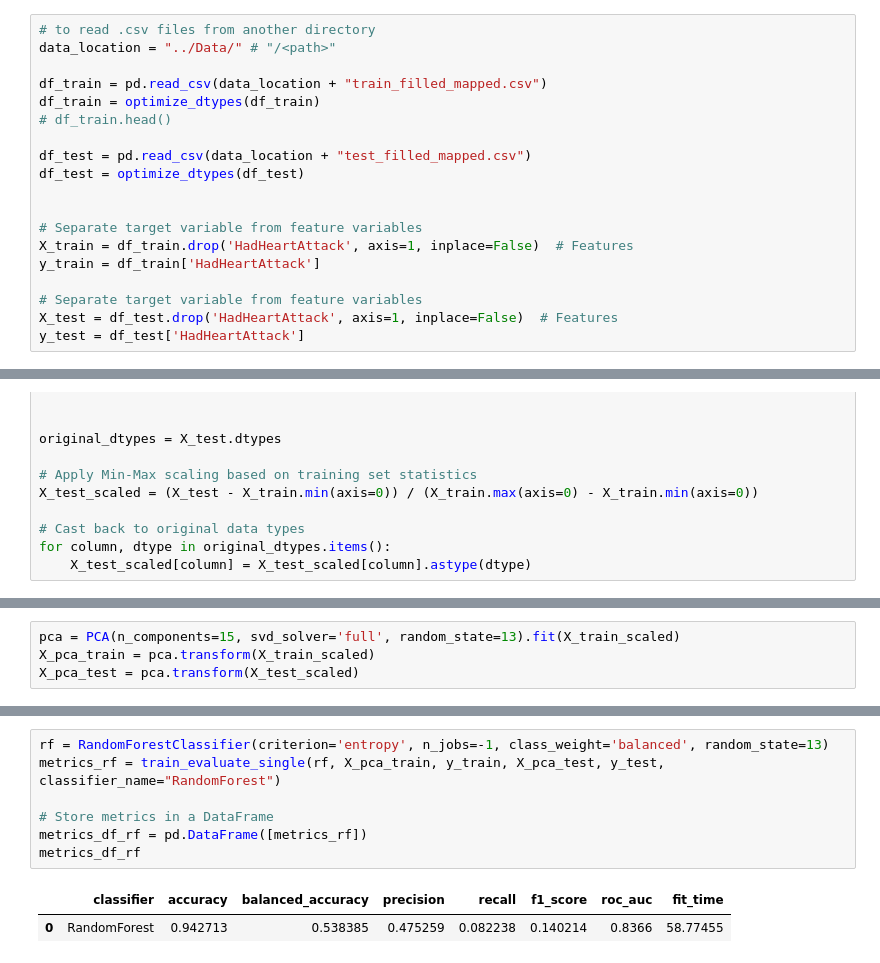
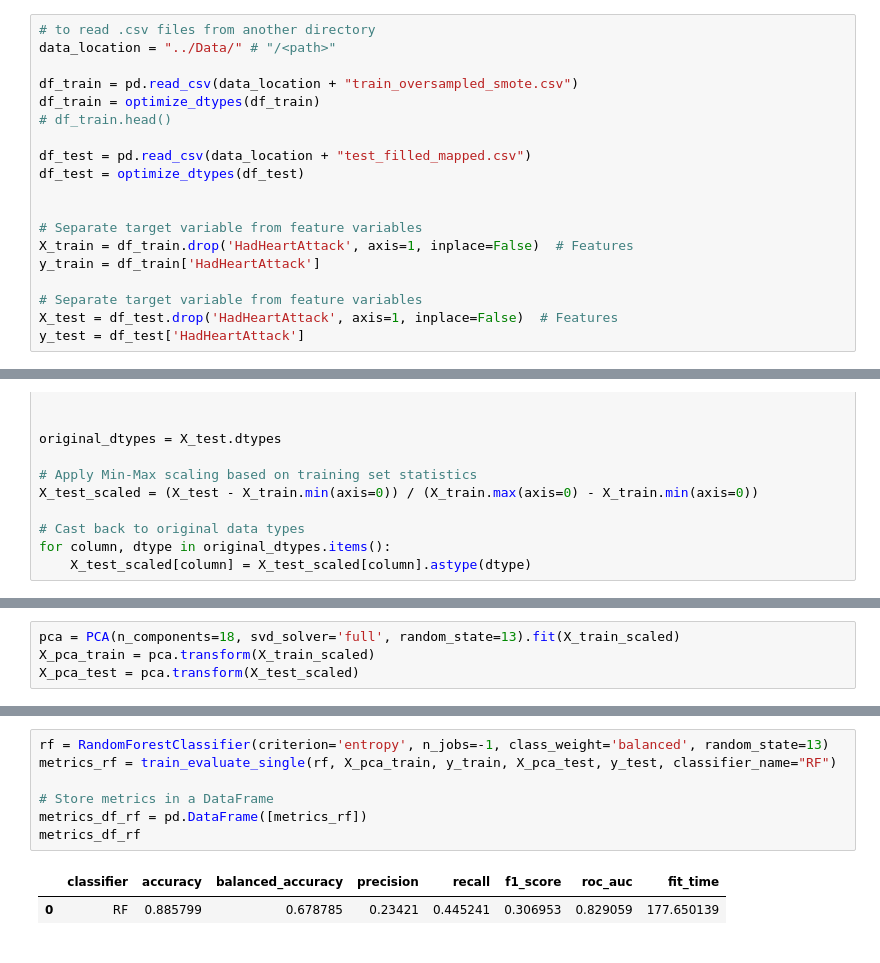
Before and after one commit to LazarosPan/Heart-Disease, a Jupyter notebook: Code/ml_pca.ipynb, the cells around one changed output, grey strips where cells are left out. Cells and saved outputs as stored; diff of their text form.

```diff
--- a/Code/ml_pca.ipynb
+++ b/Code/ml_pca.ipynb
@@ -54,7 +35,7 @@ from sklearn.decomposition import PCA, SparsePCA, KernelPCA, TruncatedSVD
 # to read .csv files from another directory
 data_location = "../Data/" # "/<path>"
 
-df_train = pd.read_csv(data_location + "train_filled_mapped.csv")
+df_train = pd.read_csv(data_location + "train_oversampled_smote.csv")
 df_train = optimize_dtypes(df_train)
 # df_train.head()
 
@@ -94,4 +81,4 @@ for column, dtype in original_dtypes.items():
 # %%
-pca = PCA(n_components=15, svd_solver='full', random_state=13).fit(X_train_scaled)
+pca = PCA(n_components=18, svd_solver='full', random_state=13).fit(X_train_scaled)
 X_pca_train = pca.transform(X_train_scaled)
 X_pca_test = pca.transform(X_test_scaled)
@@ -98,10 +115,10 @@ X_pca_test = pca.transform(X_test_scaled)
 # %%
 rf = RandomForestClassifier(criterion='entropy', n_jobs=-1, class_weight='balanced', random_state=13)
-metrics_rf = train_evaluate_single(rf, X_pca_train, y_train, X_pca_test, y_test, classifier_name="RandomForest")
+metrics_rf = train_evaluate_single(rf, X_pca_train, y_train, X_pca_test, y_test, classifier_name="RF")
 
 # Store metrics in a DataFrame
 metrics_df_rf = pd.DataFrame([metrics_rf])
 metrics_df_rf
 # %% [output]
 |  | classifier | accuracy | balanced_accuracy | precision | recall | f1_score | roc_auc | fit_time |
-| 0 | RandomForest | 0.942713 | 0.538385 | 0.475259 | 0.082238 | 0.140214 | 0.8366 | 58.77455 |
+| 0 | RF | 0.885799 | 0.678785 | 0.23421 | 0.445241 | 0.306953 | 0.829059 | 177.650139 |
```
Also changed, not shown: parts of 42 cells of this notebook, 2 other files.
